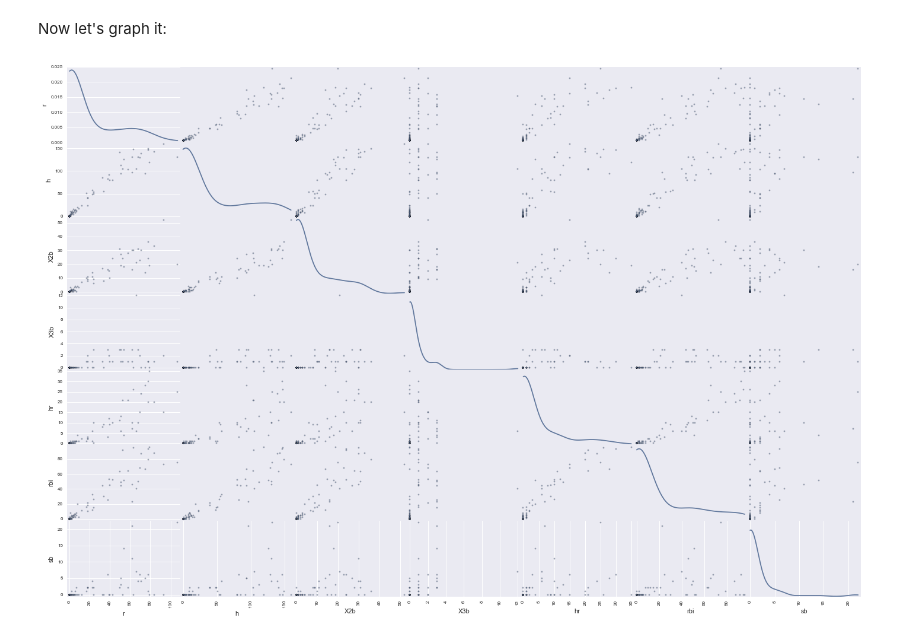
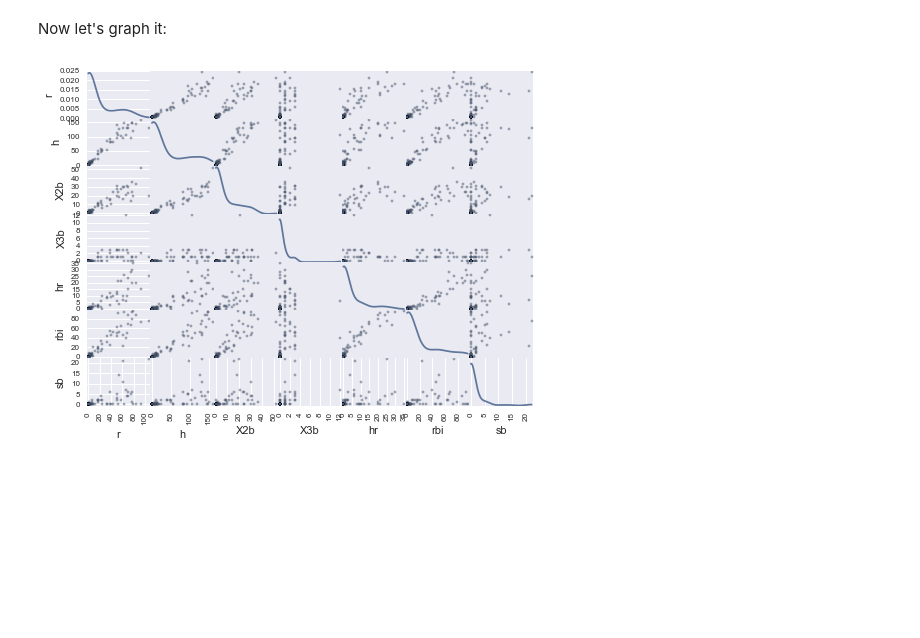
Before and after one commit to masteringmatplotlib/preview, a Jupyter notebook: notebooks/mmpl-preview.ipynb, the cells around one changed output. Drawn from its saved outputs; the diff is of its cells as text; code cells hidden in the pictures; blank space fills up the shorter version.

Commit message:
Updated the image sizes to be smaller by default.

```diff
--- a/notebooks/mmpl-preview.ipynb
+++ b/notebooks/mmpl-preview.ipynb
@@ -47,6 +47,6 @@ baseball = pd.read_csv("data/baseball.csv")
 # %% [markdown]
 Now let's graph it:
 # %%
-data = pd.scatter_matrix(baseball.loc[:,'r':'sb'], figsize=(24,16), diagonal='kde')
+data = pd.scatter_matrix(baseball.loc[:,'r':'sb'], figsize=(8,6), diagonal='kde')
 # %% [output]
-[figure, old version]
+[figure, new version]
```
Also changed, not shown: parts of 1 cell of this notebook.
